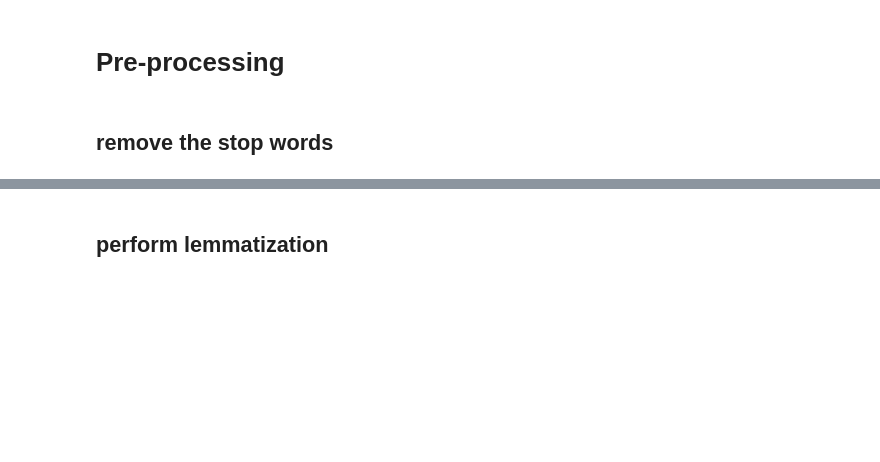
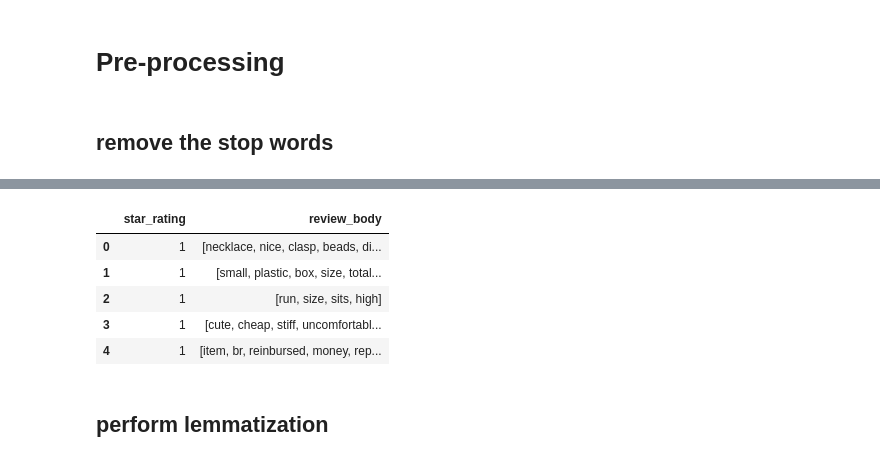
Before and after one commit to daveaditya/CSCI_544_NLP, a Jupyter notebook: assignment_01/HW1-CSCI544.ipynb, the cells around one changed output, grey strips where cells are left out. Drawn from its saved outputs; the diff is of its cells as text; code cells hidden in the pictures; blank space fills up the shorter version.

```diff
--- a/assignment_01/HW1-CSCI544.ipynb
+++ b/assignment_01/HW1-CSCI544.ipynb
@@ -312,0 +359,26 @@ from nltk.corpus import stopwords
+# %%
+from typing import List, Set
+
+def remove_stopwords(data: pd.Series):
+  """Remove stop words using the NLTK stopwords dictionary
+
+  Args:
+      string (str): a document
+
+  Returns:
+      str: a document with stopwords removed
+  """
+  from nltk.corpus import stopwords
+  nltk.download('stopwords')
+
+  stopwords = set(stopwords.words())
+
+  def remover(word_list: List[str], stopwords: Set[str]):
+    return [ word for word in word_list if not word in stopwords ]
+
+  return data.apply(lambda word_list: remover(word_list, stopwords))
+# %%
+removed_stopwords = tokenized_data.copy()
+removed_stopwords['review_body'] = remove_stopwords(tokenized_data['review_body'])
+removed_stopwords.head()
+# %% [output]
@@ -312,0 +388,6 @@ from nltk.corpus import stopwords
+|  | star_rating | review_body |
+| 0 | 1 | [necklace, nice, clasp, beads, di... |
+| 1 | 1 | [small, plastic, box, size, total... |
+| 2 | 1 | [run, size, sits, high] |
+| 3 | 1 | [cute, cheap, stiff, uncomfortabl... |
+| 4 | 1 | [item, br, reinbursed, money, rep... |
```
Also changed, not shown: parts of 42 cells of this notebook.
